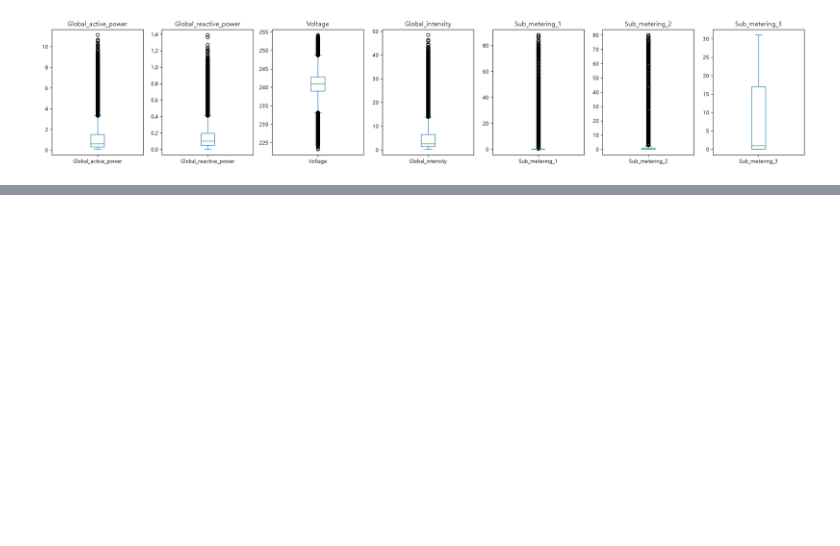
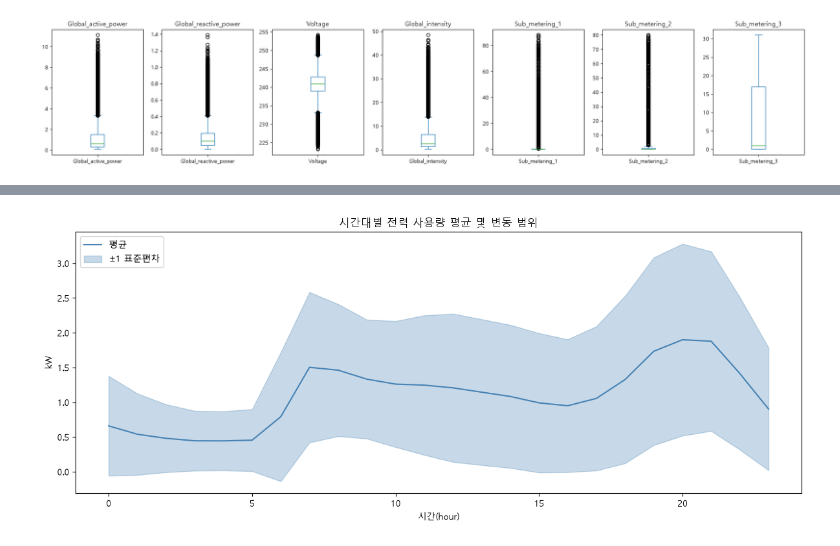
Before and after one commit to kboram28/PowerGuard, a Jupyter notebook: notebooks/01_eda.ipynb, the cells around one changed output, grey strips where cells are left out. Drawn from its saved outputs; the diff is of its cells as text; code cells hidden in the pictures; blank space fills up the shorter version.

```diff
--- a/notebooks/01_eda.ipynb
+++ b/notebooks/01_eda.ipynb
@@ -402,0 +523,4 @@ plt.show()
+# %%
+# 시간대별 평균 + 표준편차 (변동 범위 파악)
+hourly_stats = df.groupby("hour")["Global_active_power"].agg(["mean", "std", "min", "max"])
+print(hourly_stats)
@@ -402,0 +568,18 @@ plt.show()
+# %%
+# 시간대별 평균 ± 표준편차 밴드
+fig, ax = plt.subplots(figsize=(12, 5))
+ax.plot(hourly_stats.index, hourly_stats["mean"], label="평균", color="steelblue")
+ax.fill_between(
+    hourly_stats.index,
+    hourly_stats["mean"] - hourly_stats["std"],
+    hourly_stats["mean"] + hourly_stats["std"],
+    alpha=0.3, color="steelblue", label="±1 표준편차"
+)
+ax.set_title("시간대별 전력 사용량 평균 및 변동 범위")
+ax.set_xlabel("시간(hour)")
+ax.set_ylabel("kW")
+ax.legend()
+plt.tight_layout()
+plt.show()
+# %% [output]
+[figure, added]
```
Also changed, not shown: parts of 25 cells of this notebook.
